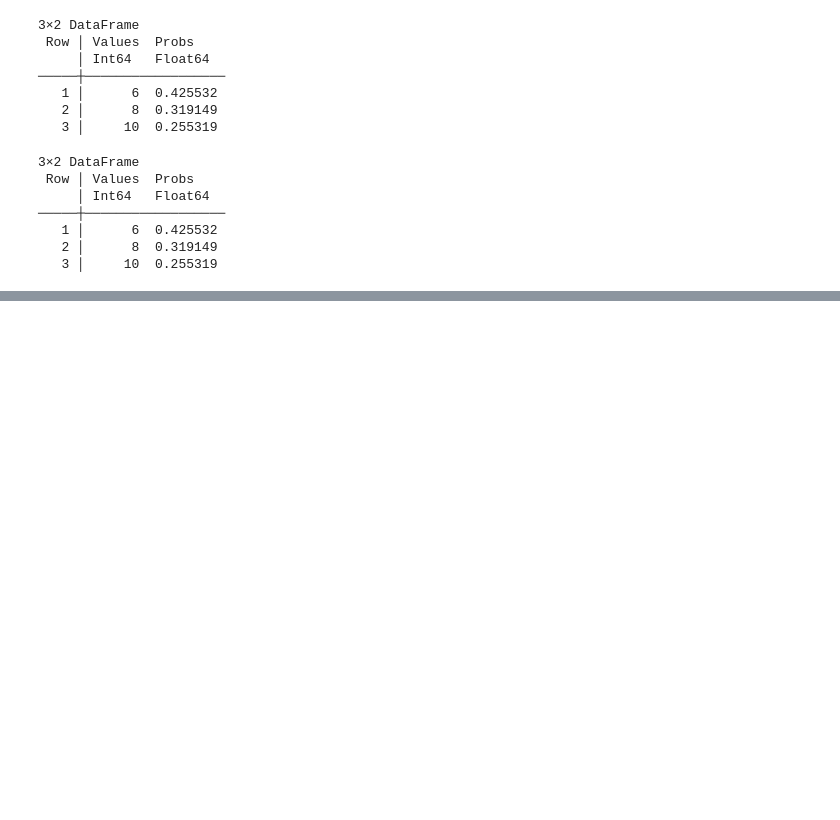
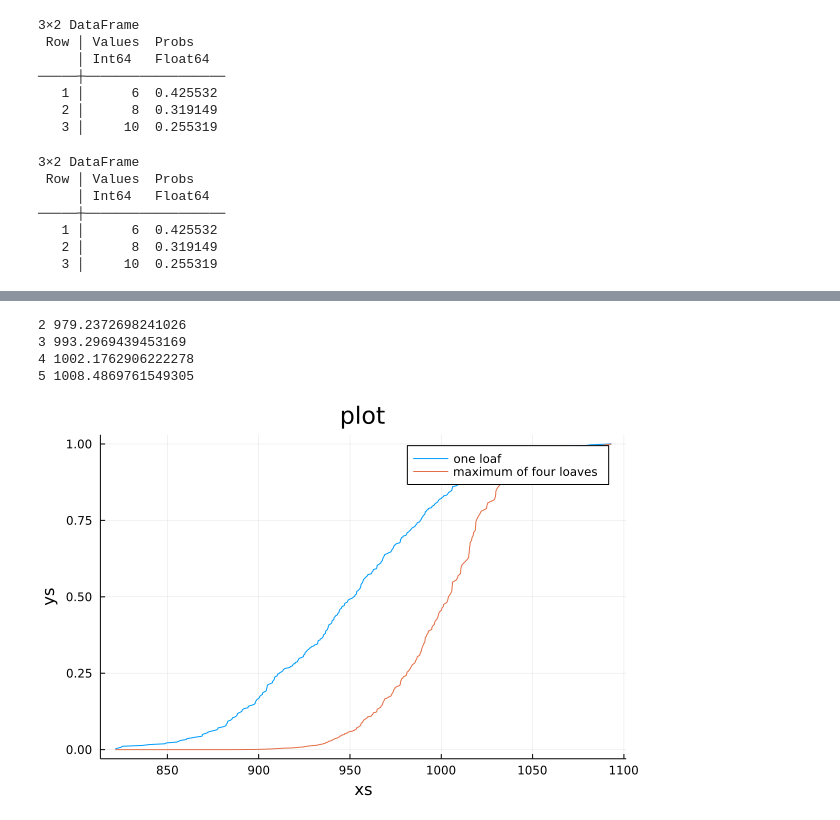
Before and after one commit to bwanab/ThinkBayes.jl, a Jupyter notebook: notebooks/think_bayes_in_julia_chapter_7.ipynb, the cells around one changed output, grey strips where cells are left out. Drawn from its saved outputs; the diff is of its cells as text; code cells hidden in the pictures; blank space fills up the shorter version.

```diff
--- a/notebooks/think_bayes_in_julia_chapter_7.ipynb
+++ b/notebooks/think_bayes_in_julia_chapter_7.ipynb
@@ -380,0 +390,6 @@ pdf(mix3, 6)
+# %%
+tmean = 950
+tstd = 50
+
+d = Normal(tmean, tstd)
+sample = [rand(d) for x in 1:365]
@@ -380,0 +414,17 @@ pdf(mix3, 6)
+# %%
+c = cdf_from_seq(sort(sample))
+for n in 2:5
+    cdf_max = c^n
+    println(n," ", mean(cdf_max))
+end
+# %% [output]
+2 979.2372698241026
+3 993.2969439453169
+4 1002.1762906222278
+5 1008.4869761549305
+# %%
+cdf_max = c^4
+plot(c, label="one loaf")
+plot!(cdf_max, label="maximum of four loaves")
+# %% [output]
+[figure, added]
```
Also changed, not shown: parts of 15 cells of this notebook, 1 other file.
